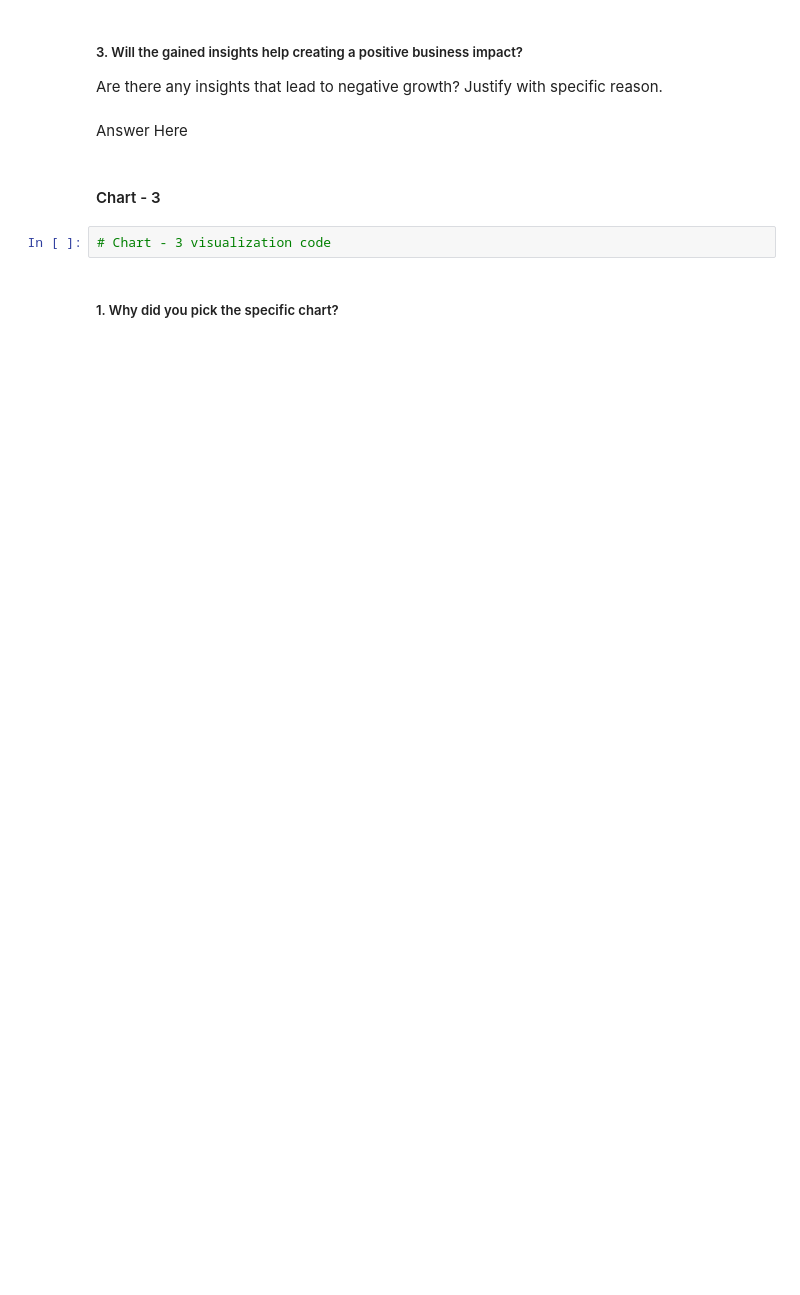
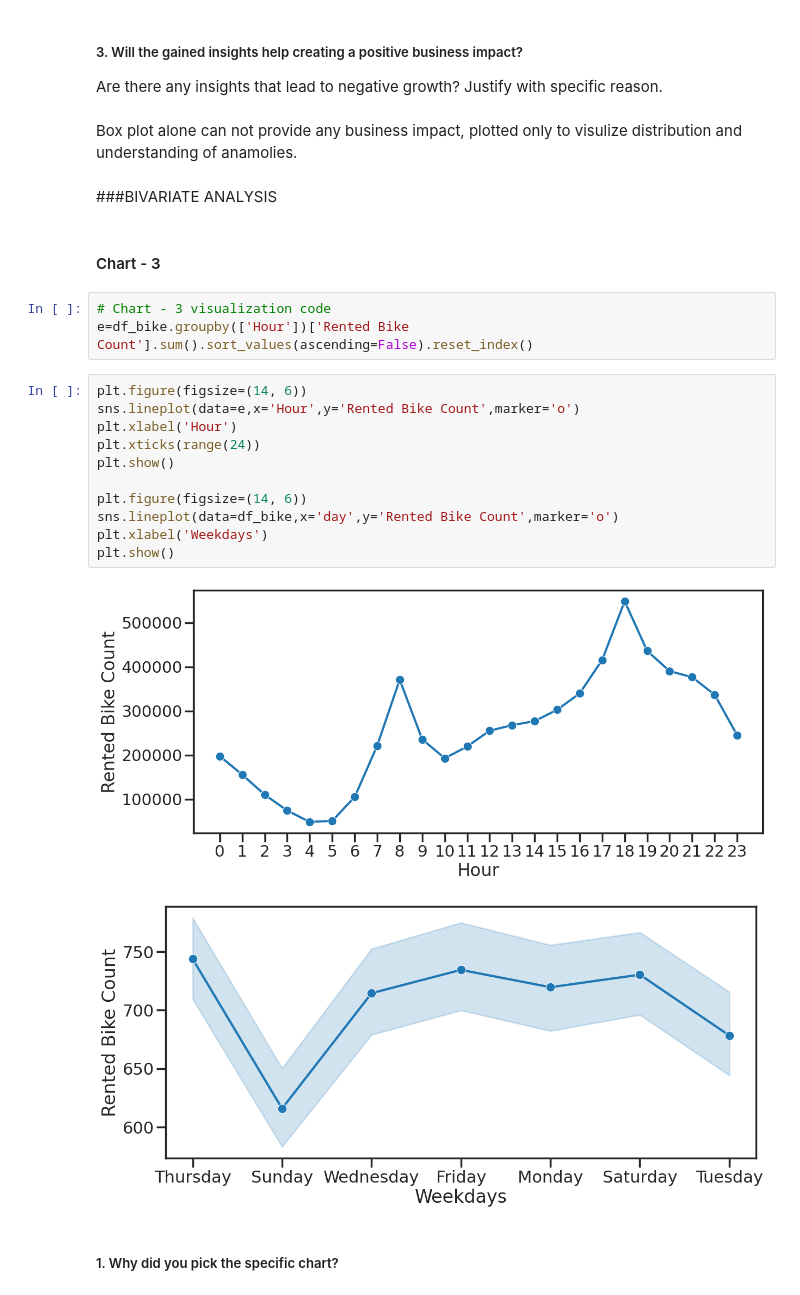
Before and after one commit to ShashankBDSC/bike-sharing-data-ML-project, a Jupyter notebook: Bike_sharing_Capstone_Project.ipynb, the cells around one changed output. Drawn from its saved outputs; the diff is of its cells as text; blank space fills up the shorter version.

```diff
--- a/Bike_sharing_Capstone_Project.ipynb
+++ b/Bike_sharing_Capstone_Project.ipynb
@@ -289,11 +348,28 @@ Answer Here
 # %% [markdown]
 ##### 3. Will the gained insights help creating a positive business impact?
 Are there any insights that lead to negative growth? Justify with specific reason.
-# %% [markdown]
-Answer Here
+# %% [markdown]
+Box plot alone can not provide any business impact, plotted only to visulize distribution and understanding of anamolies.
+# %% [markdown]
+###BIVARIATE ANALYSIS
 # %% [markdown]
 #### Chart - 3
 # %%
 # Chart - 3 visualization code
+e=df_bike.groupby(['Hour'])['Rented Bike Count'].sum().sort_values(ascending=False).reset_index()
+# %%
+plt.figure(figsize=(14, 6))
+sns.lineplot(data=e,x='Hour',y='Rented Bike Count',marker='o')
+plt.xlabel('Hour')
+plt.xticks(range(24))
+plt.show()
+
+plt.figure(figsize=(14, 6))
+sns.lineplot(data=df_bike,x='day',y='Rented Bike Count',marker='o')
+plt.xlabel('Weekdays')
+plt.show()
+# %% [output]
+[figure, added]
+[figure, added]
 # %% [markdown]
 ##### 1. Why did you pick the specific chart?
```
Also changed, not shown: parts of 55 cells of this notebook.
